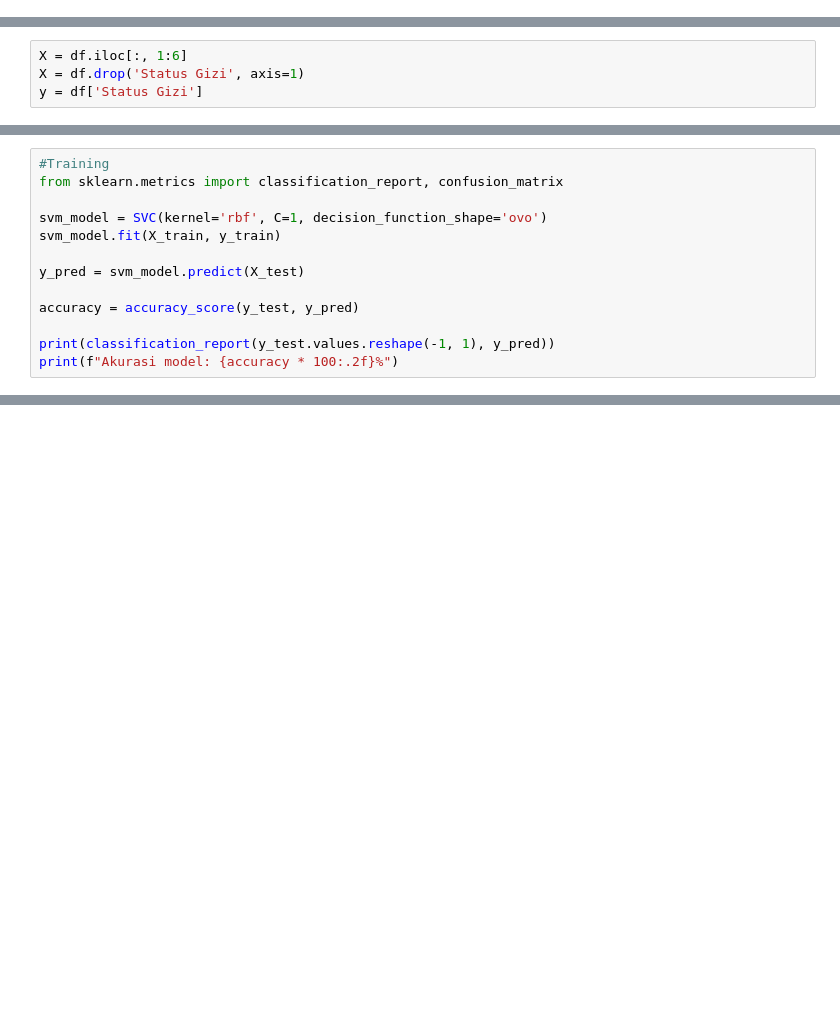
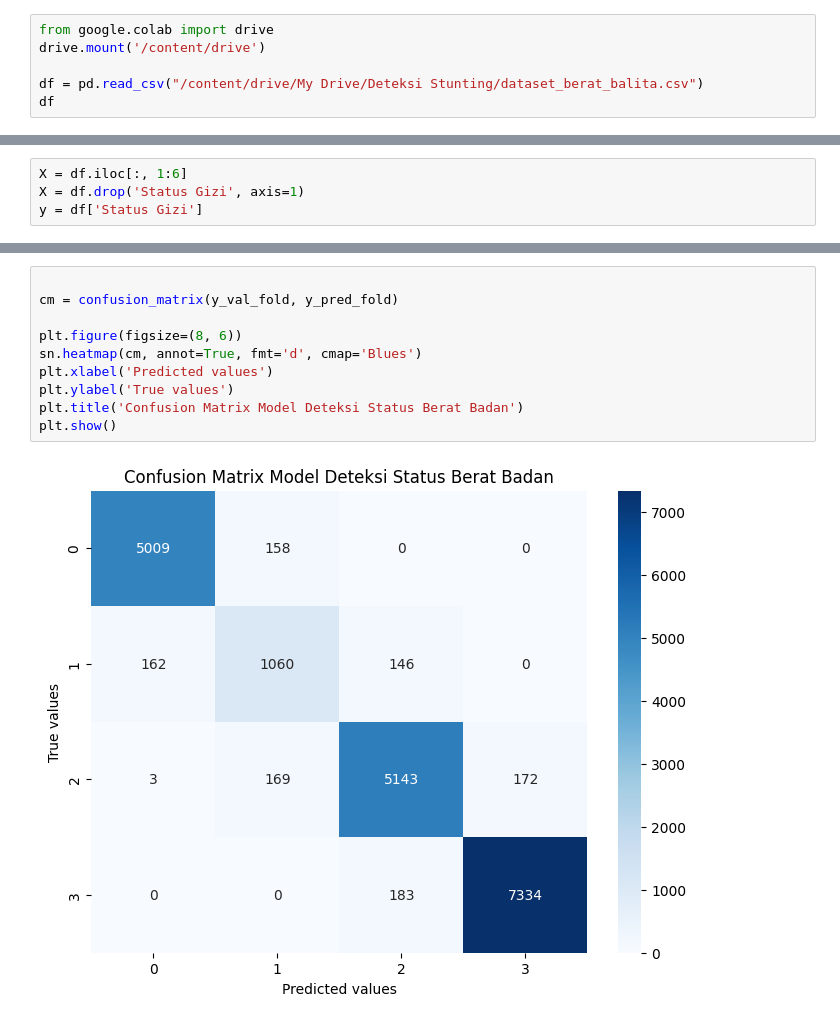
Before and after one commit to ffildann/Klasifikasi-Status-Gizi-Balita-Menggunakan-SVM, a Jupyter notebook: Deteksi Status Berat Badan.ipynb, the cells around one changed output, grey strips where cells are left out. Drawn from its saved outputs; the diff is of its cells as text; blank space fills up the shorter version.

Commit message:
Optimasi model

```diff
--- a/Deteksi Status Berat Badan.ipynb
+++ b/Deteksi Status Berat Badan.ipynb
@@ -26,0 +13,6 @@ df
+# %%
+from google.colab import drive
+drive.mount('/content/drive')
+
+df = pd.read_csv("/content/drive/My Drive/Deteksi Stunting/dataset_berat_balita.csv")
+df
@@ -70,13 +62,0 @@ X
-# %%
-#Training
-from sklearn.metrics import classification_report, confusion_matrix
-
-svm_model = SVC(kernel='rbf', C=1, decision_function_shape='ovo')
-svm_model.fit(X_train, y_train)
-
-y_pred = svm_model.predict(X_test)
-
-accuracy = accuracy_score(y_test, y_pred)
-
-print(classification_report(y_test.values.reshape(-1, 1), y_pred))
-print(f"Akurasi model: {accuracy * 100:.2f}%")
@@ -95,0 +121,12 @@ Akurasi model: 94.41%
+# %%
+
+cm = confusion_matrix(y_val_fold, y_pred_fold)
+
+plt.figure(figsize=(8, 6))
+sn.heatmap(cm, annot=True, fmt='d', cmap='Blues')
+plt.xlabel('Predicted values')
+plt.ylabel('True values')
+plt.title('Confusion Matrix Model Deteksi Status Berat Badan')
+plt.show()
+# %% [output]
+[figure, added]
```
Also changed, not shown: parts of 11 cells of this notebook, 3 other files.
